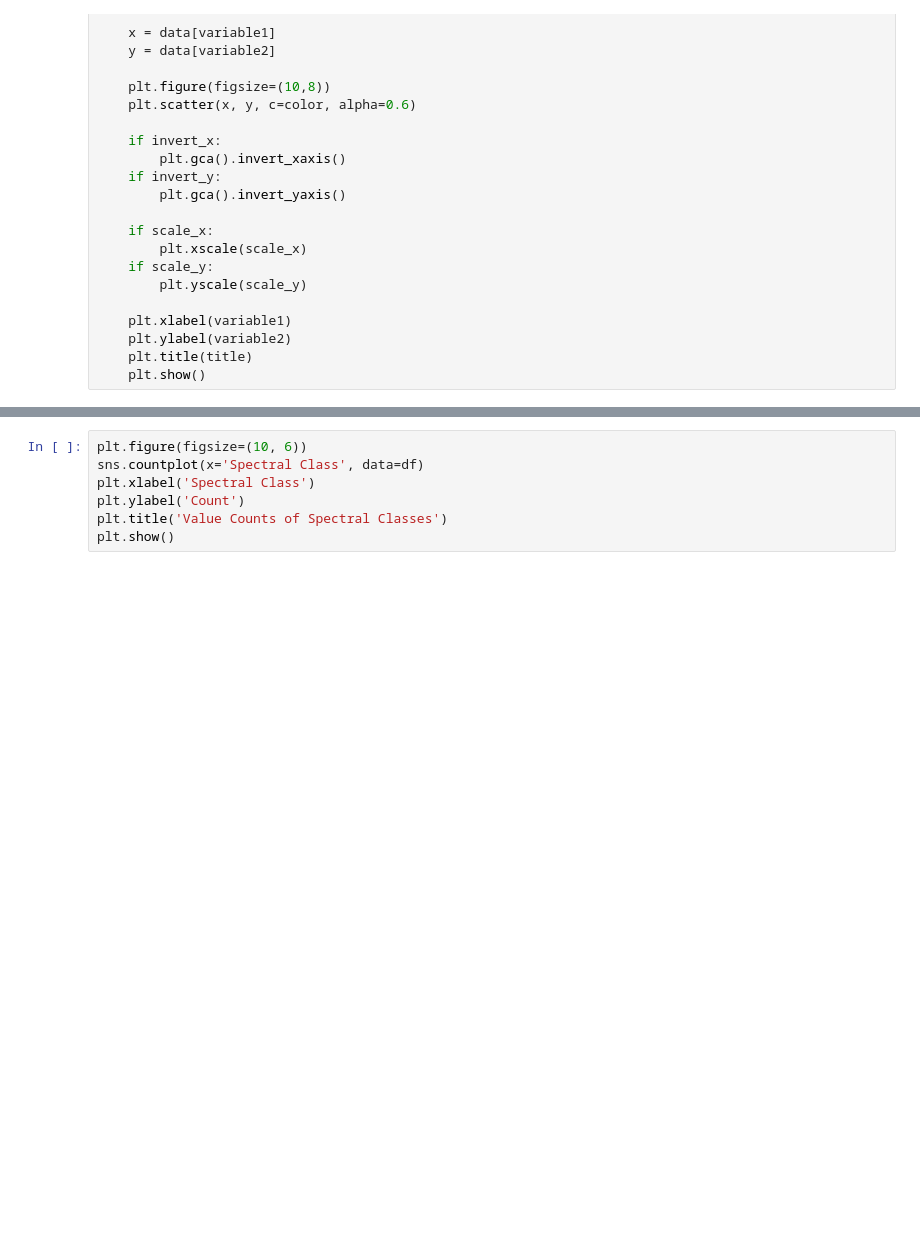
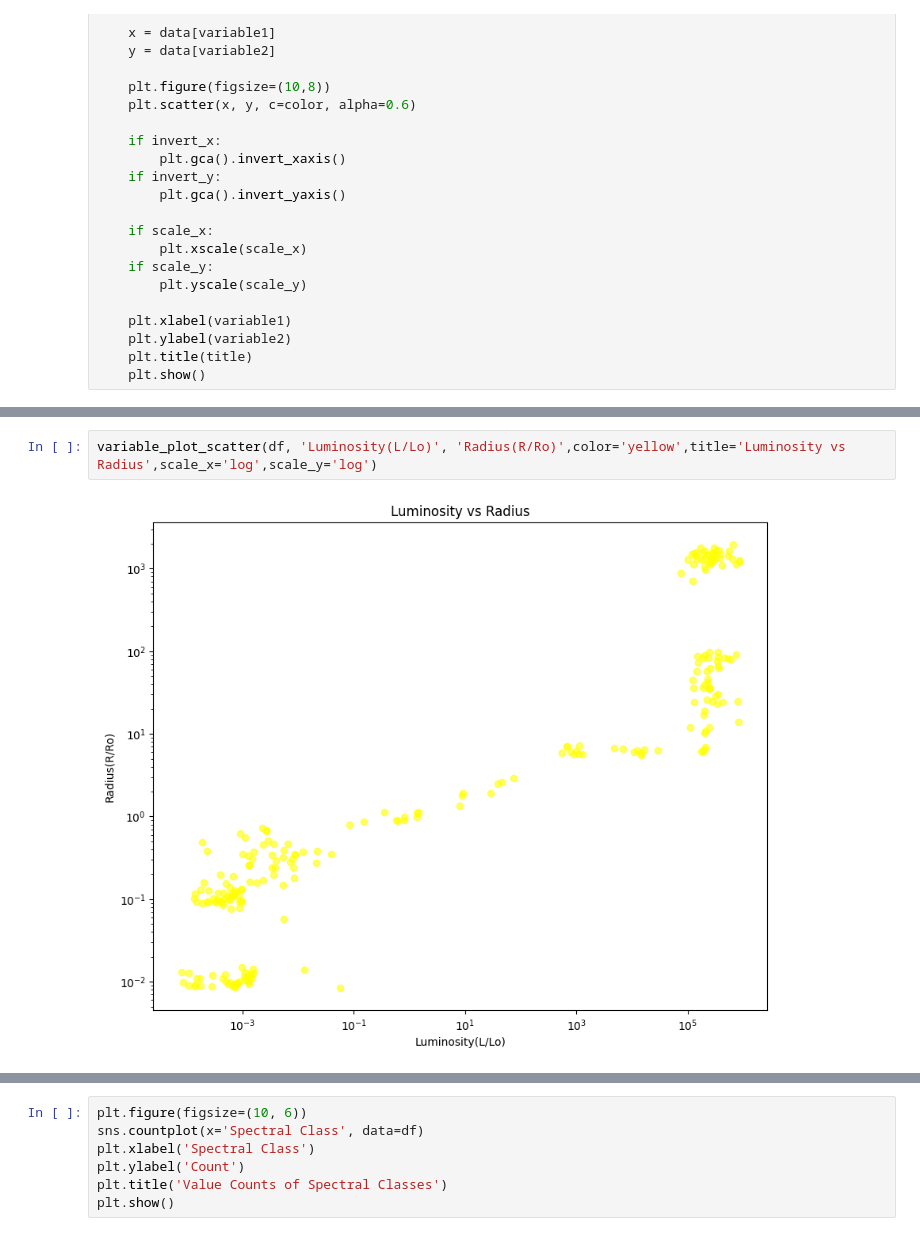
Before and after one commit to PeeKay26/Star-Class-Forest, a Jupyter notebook: notebooks/eda.ipynb, the cells around one changed output, grey strips where cells are left out. Saved outputs shown, nothing was run; the diff lists cells and outputs as text; blank space fills up the shorter version.

```diff
--- a/notebooks/eda.ipynb
+++ b/notebooks/eda.ipynb
@@ -74,0 +91,4 @@ def variable_plot_scatter(data:pd.DataFrame, variable1:str, variable2:str, color
+# %%
+variable_plot_scatter(df, 'Luminosity(L/Lo)', 'Radius(R/Ro)',color='yellow',title='Luminosity vs Radius',scale_x='log',scale_y='log')
+# %% [output]
+[figure, added]
```
Also changed, not shown: parts of 4 cells of this notebook, 1 other file.
